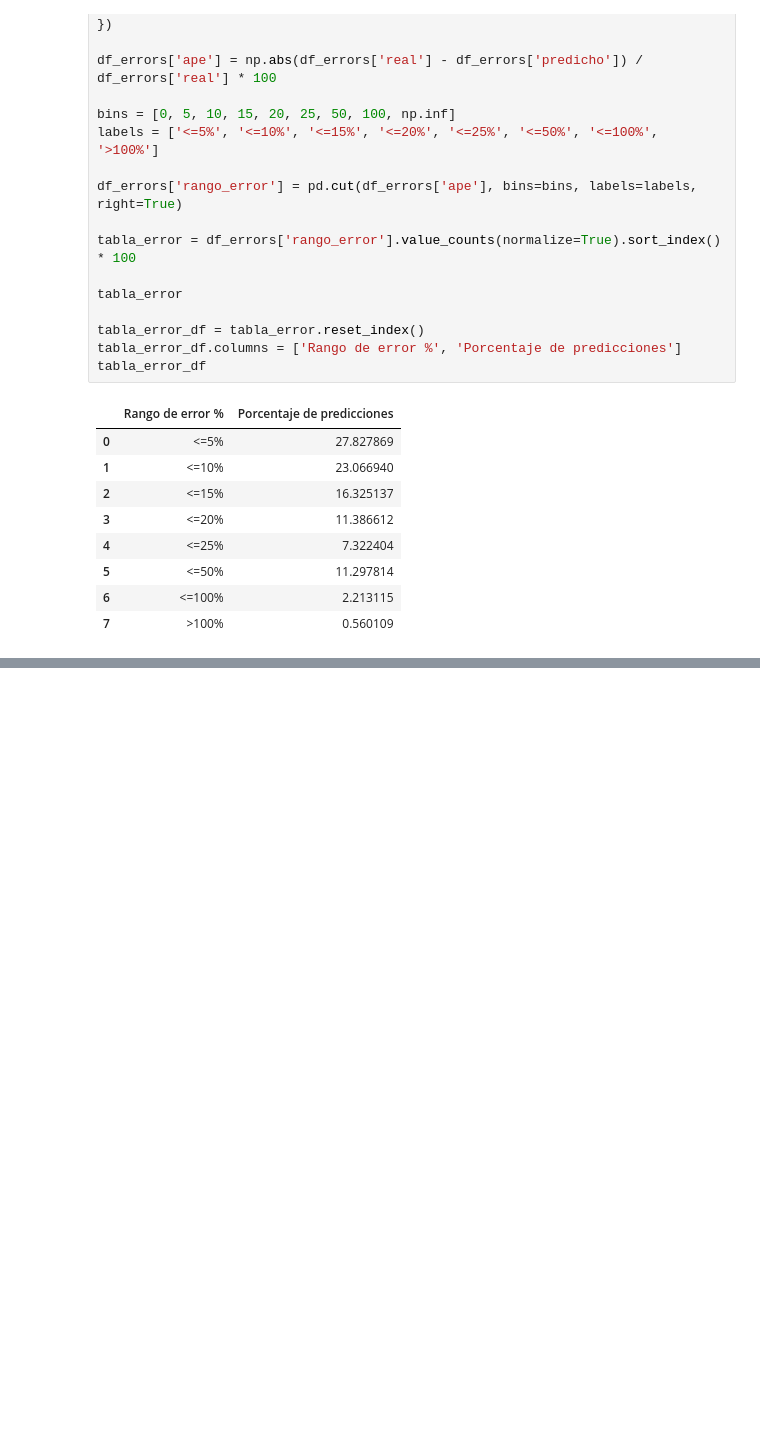
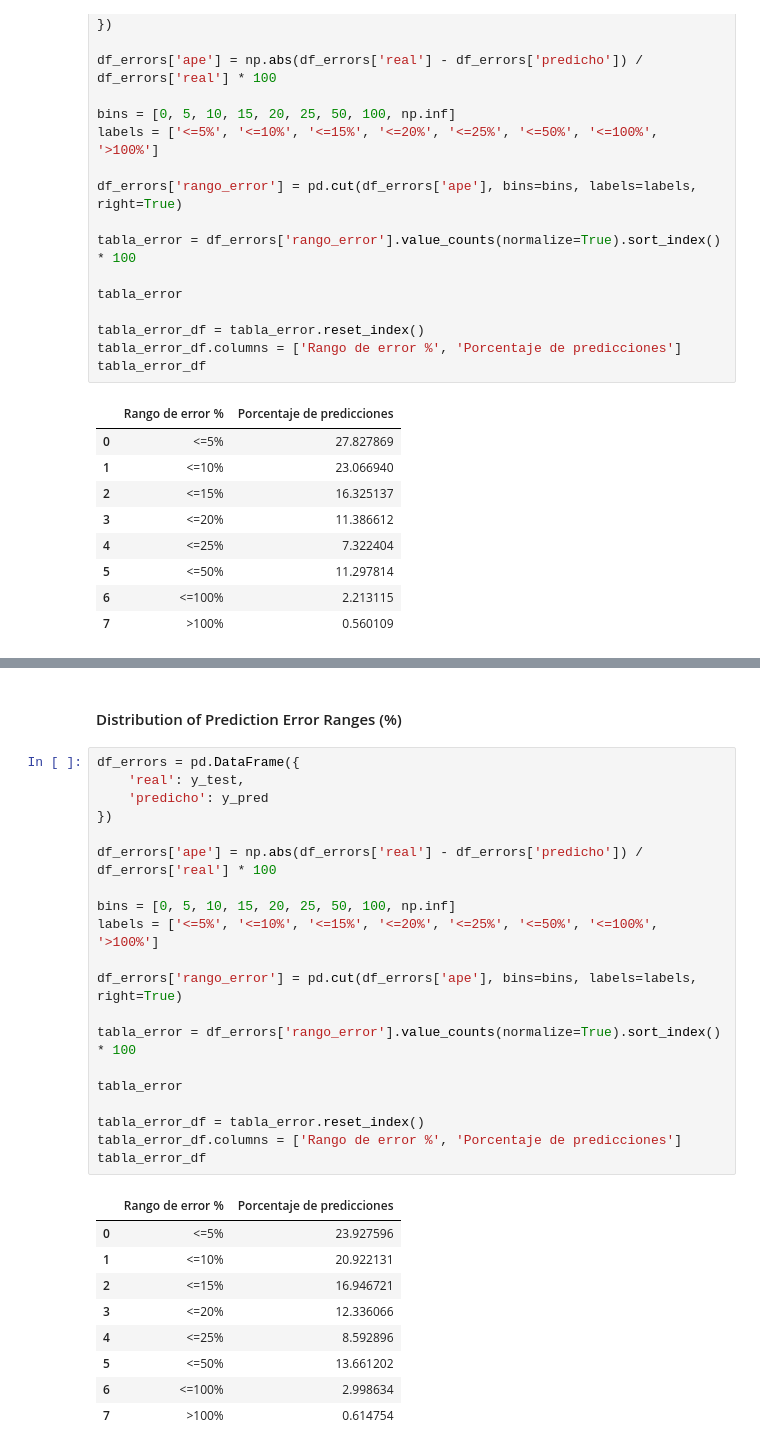
Before and after one commit to Marinaparragonz/Rental-Price-Recommendation-System-in-Madrid-using-Machine-Learning, a Jupyter notebook: XGBoost-LightGMB.ipynb, the cells around one changed output, grey strips where cells are left out. Saved outputs shown, nothing was run; the diff lists cells and outputs as text; blank space fills up the shorter version.

```diff
--- a/XGBoost-LightGMB.ipynb
+++ b/XGBoost-LightGMB.ipynb
@@ -491,0 +564,32 @@ Passing `palette` without assigning `hue` is deprecated and will be removed in v
+# %% [markdown]
+#### Distribution of Prediction Error Ranges (%)
+# %%
+df_errors = pd.DataFrame({
+    'real': y_test,
+    'predicho': y_pred
+})
+
+df_errors['ape'] = np.abs(df_errors['real'] - df_errors['predicho']) / df_errors['real'] * 100
+
+bins = [0, 5, 10, 15, 20, 25, 50, 100, np.inf]
+labels = ['<=5%', '<=10%', '<=15%', '<=20%', '<=25%', '<=50%', '<=100%', '>100%']
+
+df_errors['rango_error'] = pd.cut(df_errors['ape'], bins=bins, labels=labels, right=True)
+
+tabla_error = df_errors['rango_error'].value_counts(normalize=True).sort_index() * 100
+
+tabla_error
+
+tabla_error_df = tabla_error.reset_index()
+tabla_error_df.columns = ['Rango de error %', 'Porcentaje de predicciones']
+tabla_error_df
+# %% [output]
+|  | Rango de error % | Porcentaje de predicciones |
+| 0 | <=5% | 23.927596 |
+| 1 | <=10% | 20.922131 |
+| 2 | <=15% | 16.946721 |
+| 3 | <=20% | 12.336066 |
+| 4 | <=25% | 8.592896 |
+| 5 | <=50% | 13.661202 |
+| 6 | <=100% | 2.998634 |
+| 7 | >100% | 0.614754 |
```
Also changed, not shown: parts of 21 cells of this notebook, 2 other files.
